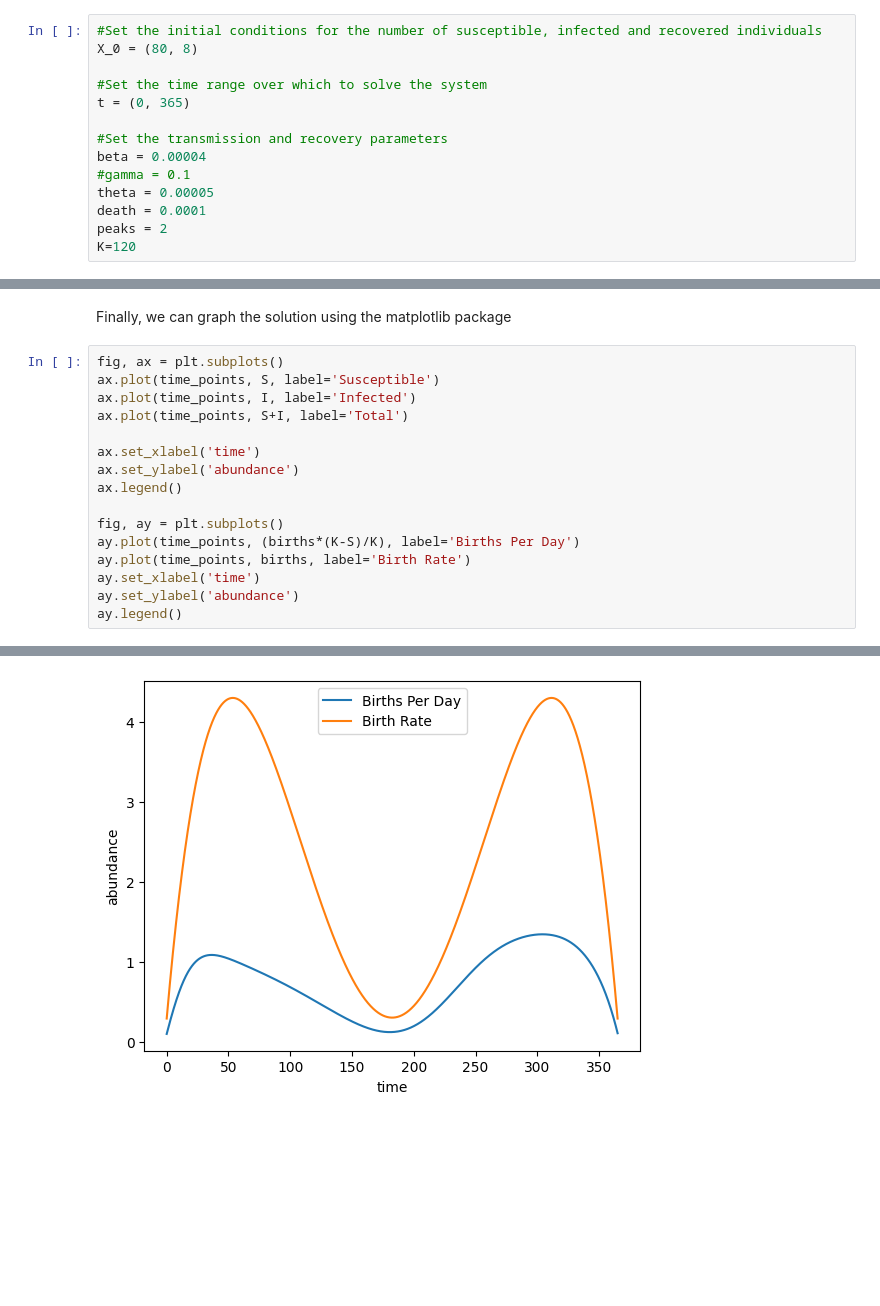
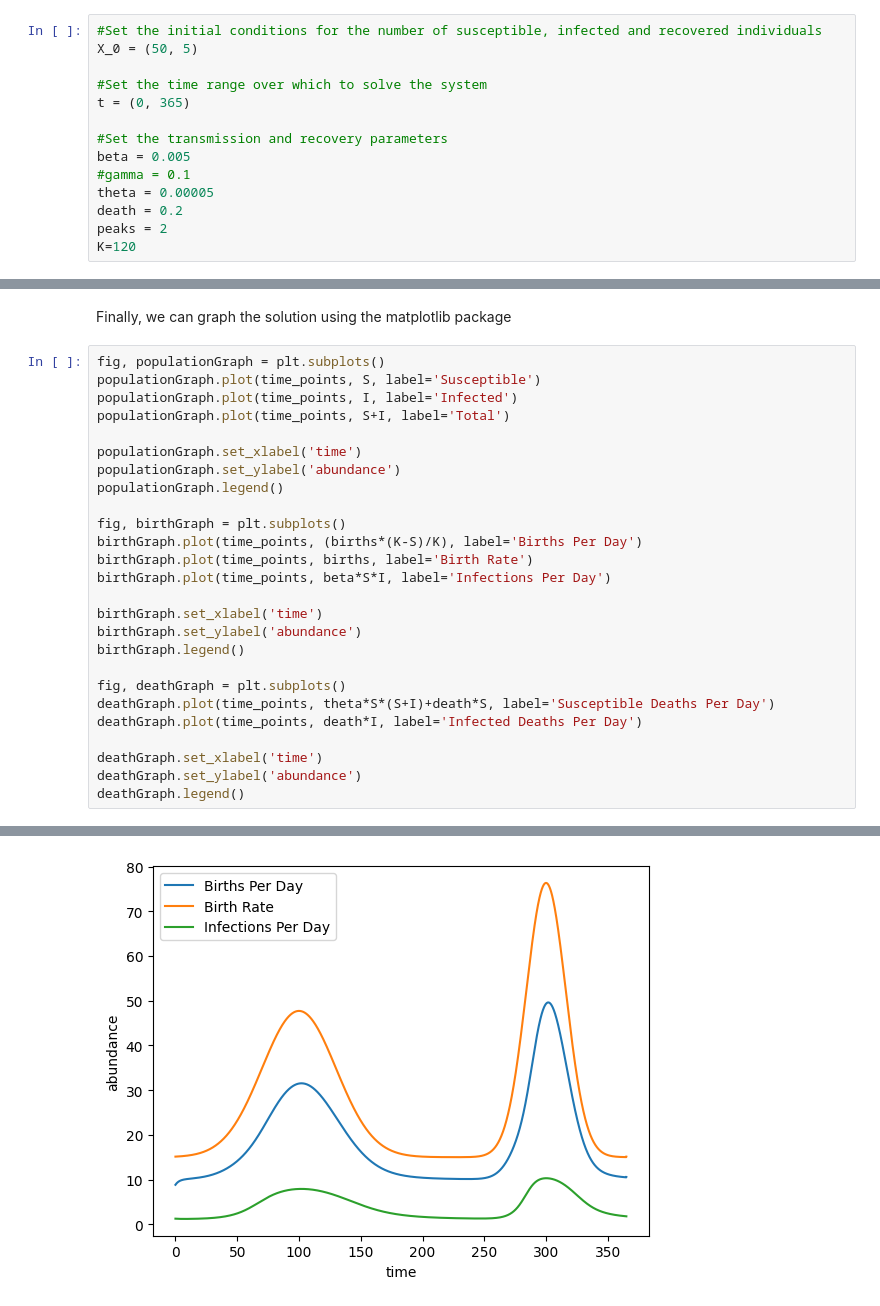
Before and after one commit to bds062/Host-Pathogen-Evolutionary-Dynamics-Model, a Jupyter notebook: sir_model.ipynb, the cells around one changed output, grey strips where cells are left out. Drawn from its saved outputs; the diff is of its cells as text; blank space fills up the shorter version.

```diff
--- a/sir_model.ipynb
+++ b/sir_model.ipynb
@@ -91,16 +104,16 @@ This tells the numerical solver the time range over which to produce a solution.
 Finally, we set values for our two simulation parameters, beta and gamma for the transmission rate and recovery rate.
 # %%
 #Set the initial conditions for the number of susceptible, infected and recovered individuals
-X_0 = (80, 8)
+X_0 = (50, 5)
 
 #Set the time range over which to solve the system
 t = (0, 365)
 
 #Set the transmission and recovery parameters
-beta = 0.00004
+beta = 0.005
 #gamma = 0.1
 theta = 0.00005
-death = 0.0001
+death = 0.2
 peaks = 2
 K=120
 # %% [markdown]
@@ -129,20 +142,30 @@ births = birth(time_points, peaks)
 # %% [markdown]
 Finally, we can graph the solution using the matplotlib package
 # %%
-fig, ax = plt.subplots()
-ax.plot(time_points, S, label='Susceptible')
-ax.plot(time_points, I, label='Infected')
-ax.plot(time_points, S+I, label='Total')
+fig, populationGraph = plt.subplots()
+populationGraph.plot(time_points, S, label='Susceptible')
+populationGraph.plot(time_points, I, label='Infected')
+populationGraph.plot(time_points, S+I, label='Total')
 
-ax.set_xlabel('time')
-ax.set_ylabel('abundance')
-ax.legend()
+populationGraph.set_xlabel('time')
+populationGraph.set_ylabel('abundance')
+populationGraph.legend()
 
-fig, ay = plt.subplots()
-ay.plot(time_points, (births*(K-S)/K), label='Births Per Day')
-ay.plot(time_points, births, label='Birth Rate')
-ay.set_xlabel('time')
-ay.set_ylabel('abundance')
-ay.legend()
+fig, birthGraph = plt.subplots()
+birthGraph.plot(time_points, (births*(K-S)/K), label='Births Per Day')
+birthGraph.plot(time_points, births, label='Birth Rate')
+birthGraph.plot(time_points, beta*S*I, label='Infections Per Day')
+
+birthGraph.set_xlabel('time')
+birthGraph.set_ylabel('abundance')
+birthGraph.legend()
+
+fig, deathGraph = plt.subplots()
+deathGraph.plot(time_points, theta*S*(S+I)+death*S, label='Susceptible Deaths Per Day')
+deathGraph.plot(time_points, death*I, label='Infected Deaths Per Day')
+
+deathGraph.set_xlabel('time')
+deathGraph.set_ylabel('abundance')
+deathGraph.legend()
 # %% [output]
 <matplotlib.legend.Legend at 0x...>
@@ -150 +173 @@ ay.legend()
-[figure, old version]
+[figure, new version]
```
Also changed, not shown: parts of 3 cells of this notebook.
